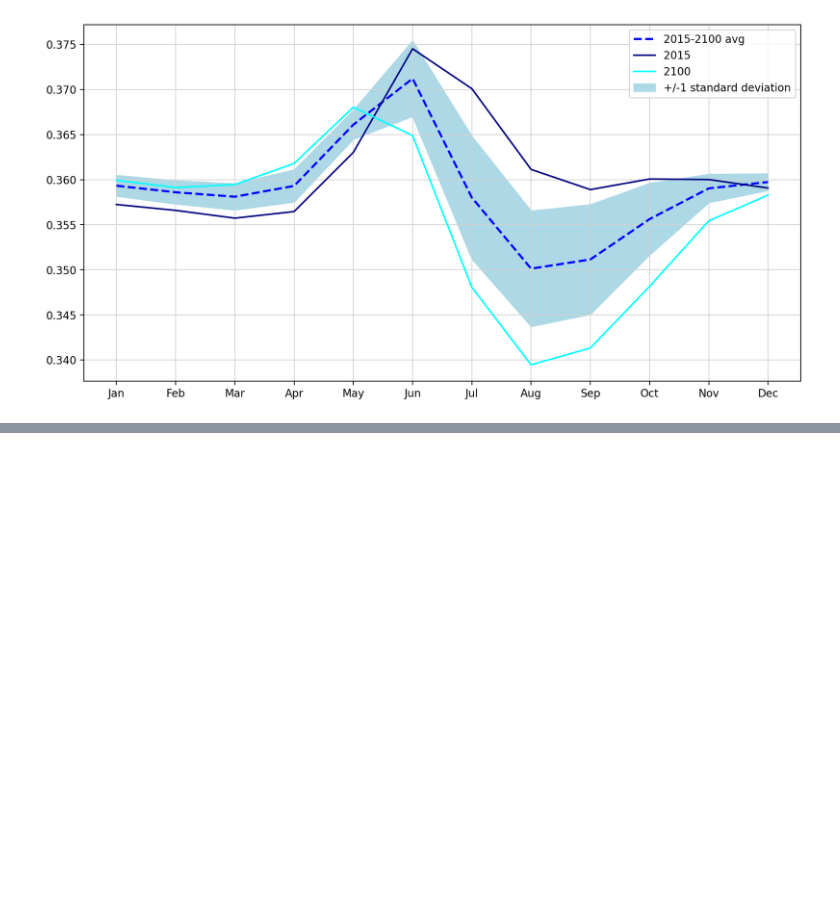
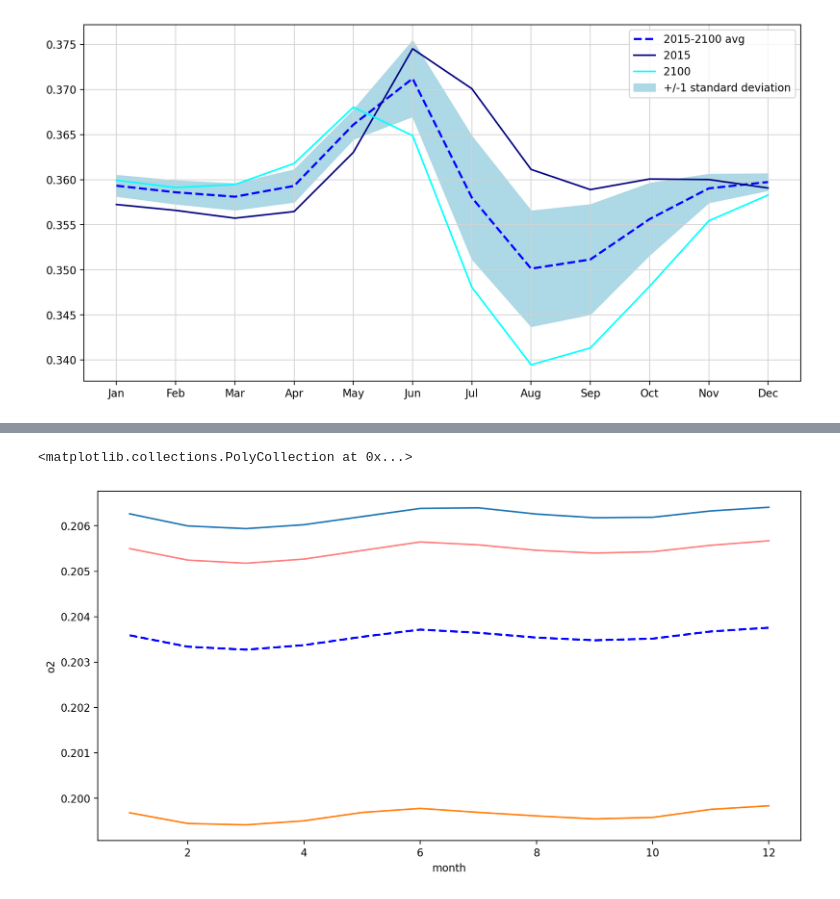
Before and after one commit to EES-3506-5506/Group4_Coomans, a Jupyter notebook: notebooks/File_practice.ipynb, the cells around one changed output, grey strips where cells are left out. Cells and saved outputs as stored; diff of their text form; code cells hidden in the pictures; blank space fills up the shorter version.

```diff
--- a/notebooks/File_practice.ipynb
+++ b/notebooks/File_practice.ipynb
@@ -442,3 +430,15 @@ ax.legend()
 # %% [output]
 <matplotlib.legend.Legend at 0x...>
 [figure]
+# %%
+O2_SSP585_avg = O2_SSP585.mean(dim=['latitude','longitude', 'lev'])
+O2_2015 = O2_SSP585_avg.sel(time=slice('2015-01-16','2015-12-16')).groupby('time.month').mean(dim='time')
+O2_2100 = O2_SSP585_avg.sel(time=slice('2100-01-16','2100-12-16')).groupby('time.month').mean(dim='time')
+O2_global_avg =O2_SSP585_avg.sel(time=slice('2015-01-16','2100-12-16')).groupby('time.month').mean(dim='time')
+
+O2_std_T=O2_global_avg + (O2_SSP585_avg.sel(time=slice('2015-01-16','2100-12-16')).groupby('time.month').std(dim='time'))
+O2_std_B = O2_global_avg - (O2_SSP585_avg.sel(time=slice('2015-01-16','2100-12-16')).groupby('time.month').std(dim='time'))
+
+O2_std_T2 = O2_std_T*2
+O2_std_B2 = O2_std_B*2
+months= np.arange(12)
@@ -444,0 +490,16 @@ ax.legend()
+# %%
+O2_global_avg.plot(linewidth=2,
+        linestyle='--',
+        label='2015-2100 avg',
+        color='blue')
+O2_2015.plot()
+O2_2100.plot()
+O2_std_T.plot(alpha=0.5, color='red')
+O2_std_B.plot(alpha=0, color='red')
+
+ax.fill_between(months,O2_std_T,O2_std_B,
+                color='lightblue',
+                label='+/-1 standard deviation')
+# %% [output]
+<matplotlib.collections.PolyCollection at 0x...>
+[figure, added]
```
Also changed, not shown: parts of 14 cells of this notebook.
